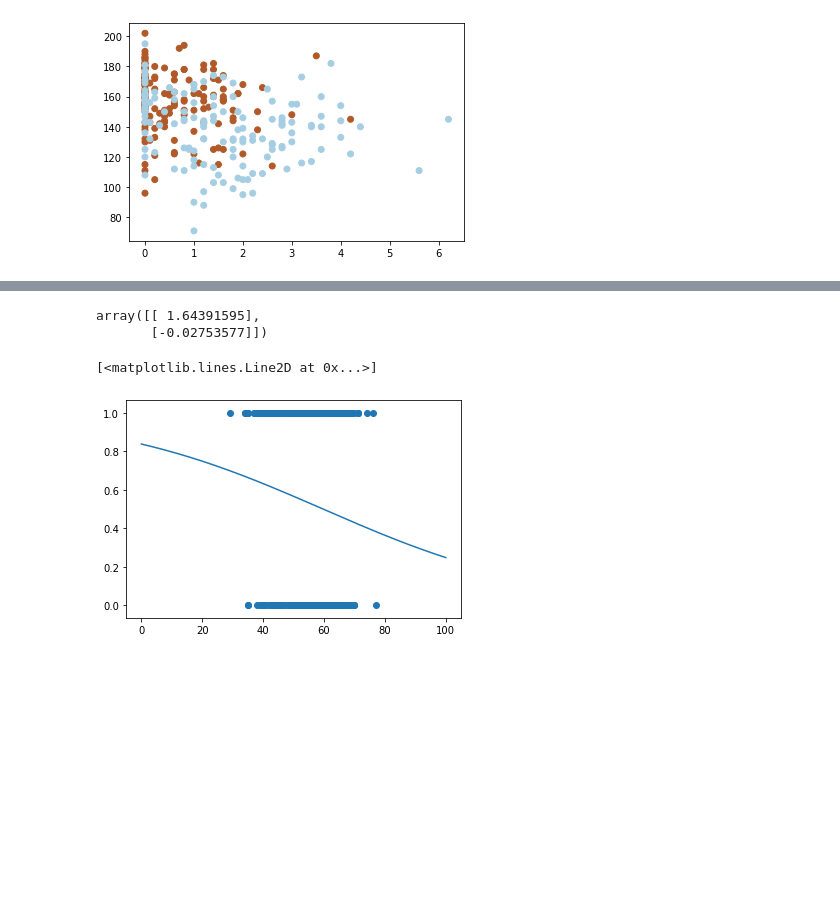
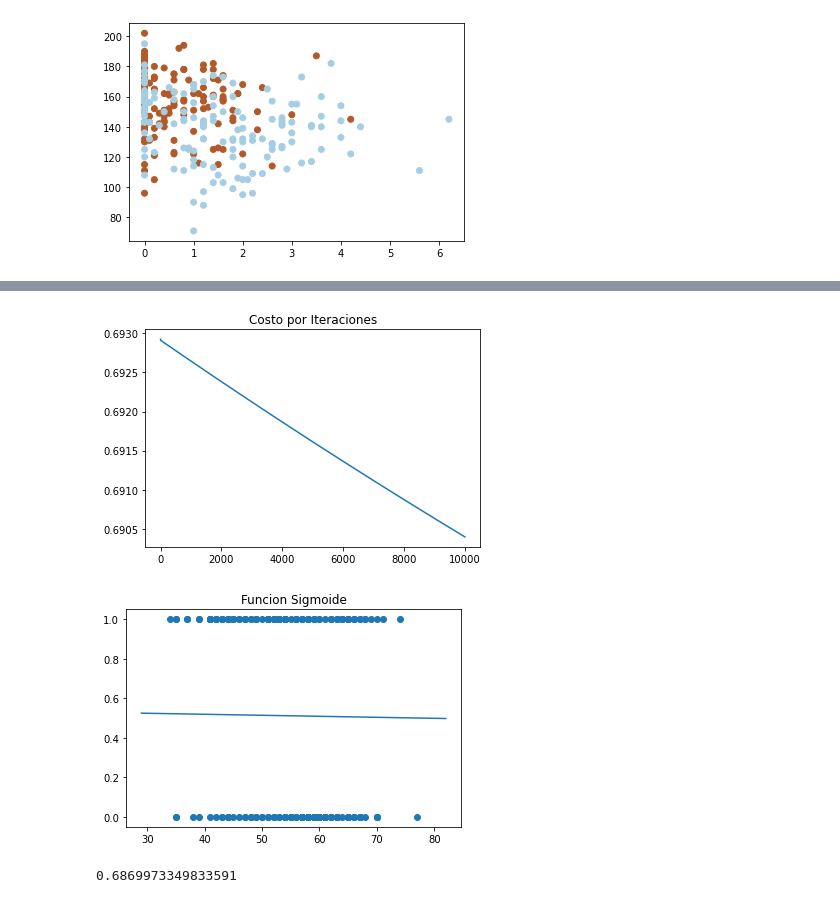
Before and after one commit to JoseGuzmanZamora/elementsOfMachineLearning, a Jupyter notebook: lab3/main.ipynb, the cells around one changed output, grey strips where cells are left out. Cells and saved outputs as stored; diff of their text form; code cells hidden in the pictures; blank space fills up the shorter version.

```diff
--- a/lab3/main.ipynb
+++ b/lab3/main.ipynb
@@ -87,2 +75,0 @@ thetas = np.expand_dims(np.asarray([0,0], dtype='float64'),1)
-# %%
-res = logistic.gradient_descent(xes, y, thetas, 0.001, 100000)
@@ -96,15 +76,52 @@ plt.plot(numeracion, costos)
-# %%
-ok = res[len(res) - 1][0]
-ok
-# %% [output]
-array([[ 1.64391595],
-       [-0.02753577]])
-# %%
-xl = np.linspace(0,100,200)
-y = 1 / (1 + (np.e ** -(ok[0] + xl * ok[1])))
-# %%
-plt.scatter(data['age'], data['target'])
-plt.plot(xl, y)
-# %% [output]
-[<matplotlib.lines.Line2D at 0x...>]
-[figure, removed]
+# %%
+# Probar para cada variable
+
+def prueba_simple(equis, ye, variable, alpha, iteraciones):
+    limite_inferior = min(equis[variable])
+    limite_superior = max(equis[variable])
+    x1 = equis[variable]
+    y = ye['target']
+    unos = np.asarray([1 for i in range(x1.shape[0])])
+    xes = np.vstack([unos, x1]).transpose()
+    y = np.expand_dims(y,1)
+    thetas = np.expand_dims(np.asarray([0,0], dtype='float64'),1)
+    res = logistic.gradient_descent(xes, y, thetas, alpha, iteraciones)
+    numeracion = [i for i in range(len(res))]
+    costos = [i[1] for i in res]
+    # Plotear la grafica de costos
+    plt.plot(numeracion, costos)
+    plt.title("Costo por Iteraciones")
+    plt.show()
+    # Continuar a parametrizar la funcion
+    ok = res[len(res) - 1][0]
+    xl = np.linspace(limite_inferior - 5,limite_superior + 5,200)
+    y = 1 / (1 + (np.e ** -(ok[0] + xl * ok[1])))
+    # Grafica de resultado
+    plt.scatter(equis[variable], ye['target'])
+    plt.plot(xl, y)
+    plt.title("Funcion Sigmoide")
+    plt.show()
+    return ok
+# %%
+data_partida = data.copy()
+response = pd.DataFrame(data_partida['target'])
+xes = data_partida.drop('target', 1)
+
+x_train, x_test, y_train, y_test = train_test_split(xes, response, test_size=0.33, random_state=42)
+# %%
+res1 = prueba_simple(x_train, y_train,'age', 0.001, 10000)
+# %% [output]
+[figure, added]
+[figure, added]
+# %%
+# agregar la fila de unos tambien
+def costo_simple(variables, thetas):
+    ones = np.expand_dims(np.asarray([1 for i in range(len(x_test[variables]))]), 1)
+    siguiente = np.expand_dims(x_test[variables], 1)
+    entrada = np.hstack([ones, siguiente])
+    costo = logistic.cost(entrada, y_test, thetas)
+    return costo
+
+print(costo_simple('age', res1)[0])
+# %% [output]
+0.6869973349833591
```
Also changed, not shown: parts of 12 cells of this notebook, 1 other file.
